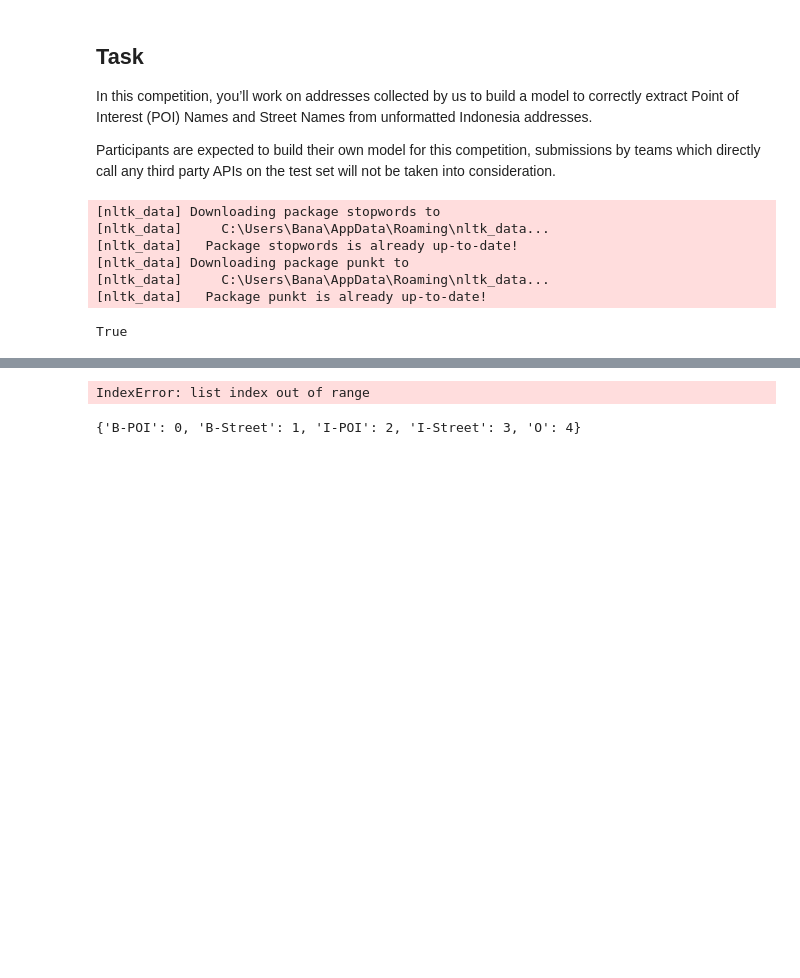
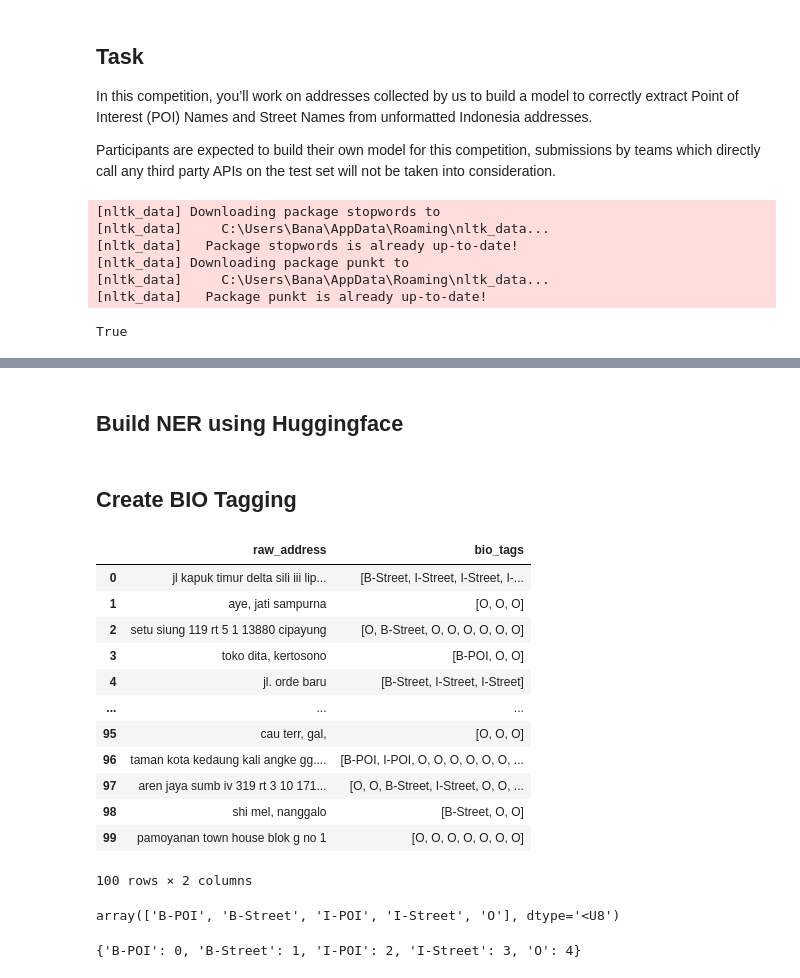
Before and after one commit to banaabraham/Address-Extraction-Demo, a Jupyter notebook: simulation.ipynb, the cells around one changed output, grey strips where cells are left out. Drawn from its saved outputs; the diff is of its cells as text; code cells hidden in the pictures; blank space fills up the shorter version.

```diff
--- a/simulation.ipynb
+++ b/simulation.ipynb
@@ -70,3 +40,7 @@ def clean_text(text):
+# %% [markdown]
+## Build NER using Huggingface
+# %% [markdown]
+## Create BIO Tagging
 # %%
 import pandas as pd
 
@@ -104,40 +78,23 @@ df['bio_tags'] = df.apply(lambda row: create_bio_tags(row['raw_address'], row['P
 # %%
 sentences = list(df.raw_address.values)
 tags = list(df.bio_tags.values)
-# %%
-from transformers import BertTokenizerFast
-
-# Initialize the tokenizer
-tokenizer = BertTokenizerFast.from_pretrained('bert-base-cased')
-
-# Define a label map
-label_list = ['B-POI', 'B-Street', 'I-POI', 'I-Street', 'O']
-label_map = {label: i for i, label in enumerate(label_list)}
-
-# Function to align labels with tokens
-def tokenize_and_align_labels(sentences, labels):
-    tokenized_inputs = tokenizer(sentences, truncation=True, padding=True, is_split_into_words=True)
-    aligned_labels = []
-
-    for i, label in enumerate(labels):
-        word_ids = tokenized_inputs.word_ids(batch_index=i)
-        previous_word_idx = None
-        label_ids = []
-
-        for word_idx in word_ids:
-            if word_idx is None:
-                label_ids.append(-100)  # Ignore [CLS] and [SEP] tokens
-            elif word_idx != previous_word_idx:
-                label_ids.append(label_map[label[word_idx]])
-            else:
-                label_ids.append(label_map[label[word_idx]] if label_all_tokens else -100)
-            previous_word_idx = word_idx
-        aligned_labels.append(label_ids)
-
-    tokenized_inputs["labels"] = aligned_labels
-    return tokenized_inputs
-
-label_all_tokens = True
-tokenized_inputs = tokenize_and_align_labels(sentences, tags)
-# %% [output]
-IndexError: list index out of range
+# %%
+df[['raw_address', 'bio_tags']]
+# %% [output]
+|  | raw_address | bio_tags |
+| 0 | jl kapuk timur delta sili iii lip... | [B-Street, I-Street, I-Street, I-... |
+| 1 | aye, jati sampurna | [O, O, O] |
+| 2 | setu siung 119 rt 5 1 13880 cipayung | [O, B-Street, O, O, O, O, O, O] |
+| 3 | toko dita, kertosono | [B-POI, O, O] |
+| 4 | jl. orde baru | [B-Street, I-Street, I-Street] |
+| ... | ... | ... |
+| 95 | cau terr, gal, | [O, O, O] |
+| 96 | taman kota kedaung kali angke gg.... | [B-POI, I-POI, O, O, O, O, O, O, ... |
+| 97 | aren jaya sumb iv 319 rt 3 10 171... | [O, O, B-Street, I-Street, O, O, ... |
+| 98 | shi mel, nanggalo | [B-Street, O, O] |
+| 99 | pamoyanan town house blok g no 1 | [O, O, O, O, O, O, O] |
+100 rows × 2 columns
+# %%
+np.unique(np.hstack(tags))
+# %% [output]
+array(['B-POI', 'B-Street', 'I-POI', 'I-Street', 'O'], dtype='<U8')
```
Also changed, not shown: parts of 10 cells of this notebook.
